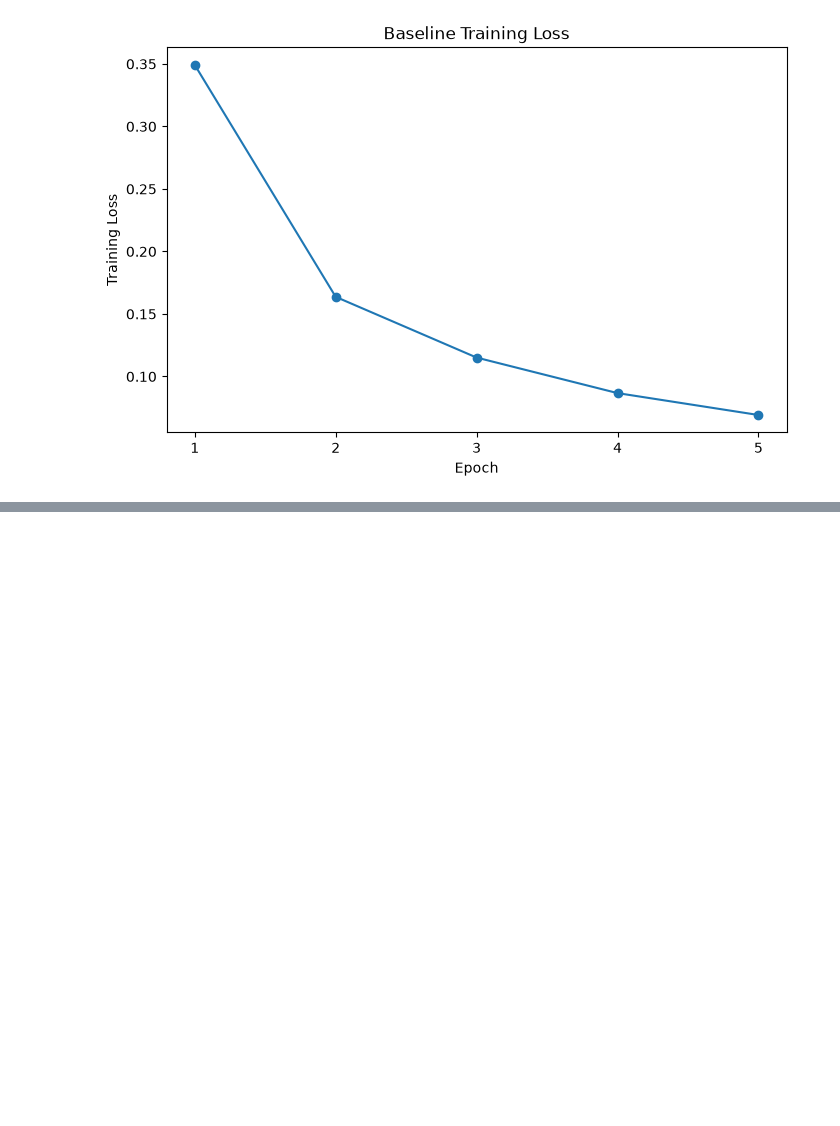
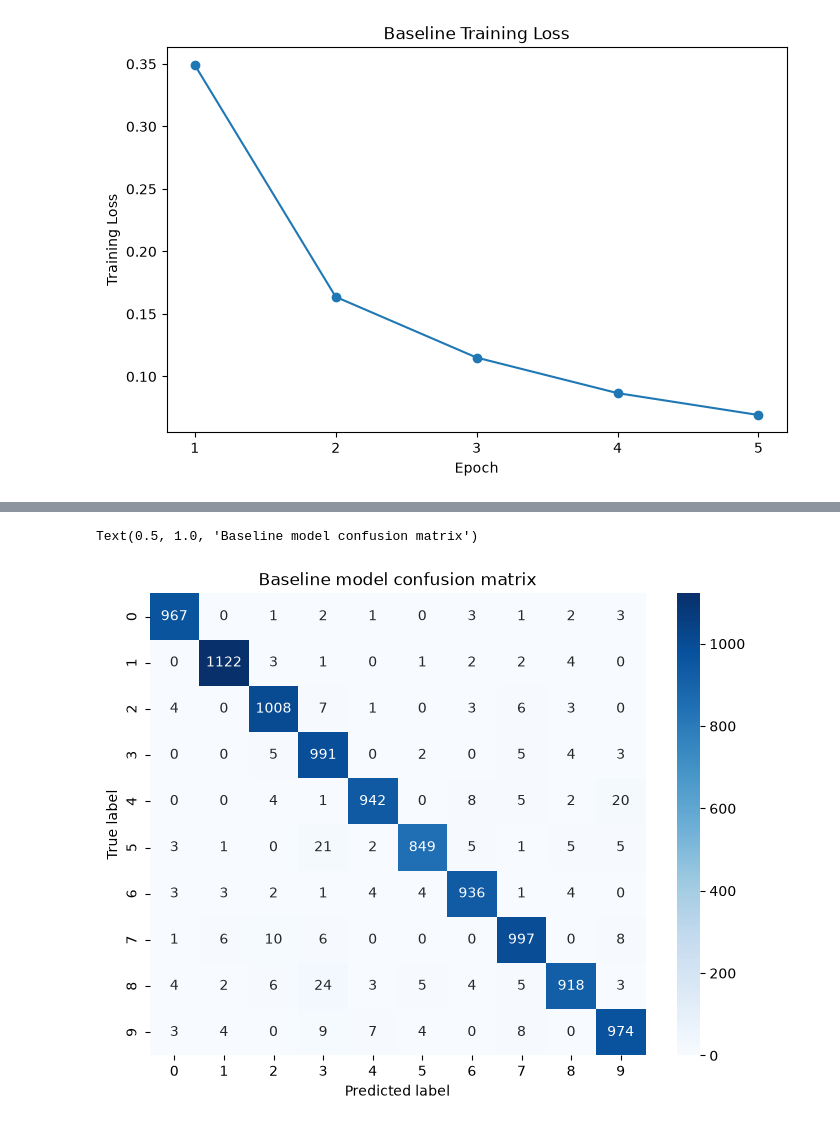
Before and after one commit to ttzeteny/digit-vision, a Jupyter notebook: ml/notebooks/02_baseline_model.ipynb, the cells around one changed output, grey strips where cells are left out. Saved outputs shown, nothing was run; the diff lists cells and outputs as text; code cells hidden in the pictures; blank space fills up the shorter version.

Commit message:
Complete baseline model and error analysis

```diff
--- a/ml/notebooks/02_baseline_model.ipynb
+++ b/ml/notebooks/02_baseline_model.ipynb
@@ -216,0 +340,23 @@ plt.xticks(range(1, epochs + 1))
+# %%
+confusion_matrix = np.zeros((10,10), dtype=int)
+
+for true_label, predicted_label in zip(all_labels.numpy(), all_predictions.numpy()):
+    confusion_matrix[true_label, predicted_label] += 1
+
+plt.figure(figsize=(8, 6))
+
+sns.heatmap(
+    confusion_matrix,
+    annot=True,
+    fmt="d",
+    cmap="Blues",
+    xticklabels=range(10),
+    yticklabels=range(10)
+)
+
+plt.xlabel("Predicted label")
+plt.ylabel("True label")
+plt.title("Baseline model confusion matrix")
+# %% [output]
+Text(0.5, 1.0, 'Baseline model confusion matrix')
+[figure, added]
```
Also changed, not shown: parts of 18 cells of this notebook.
